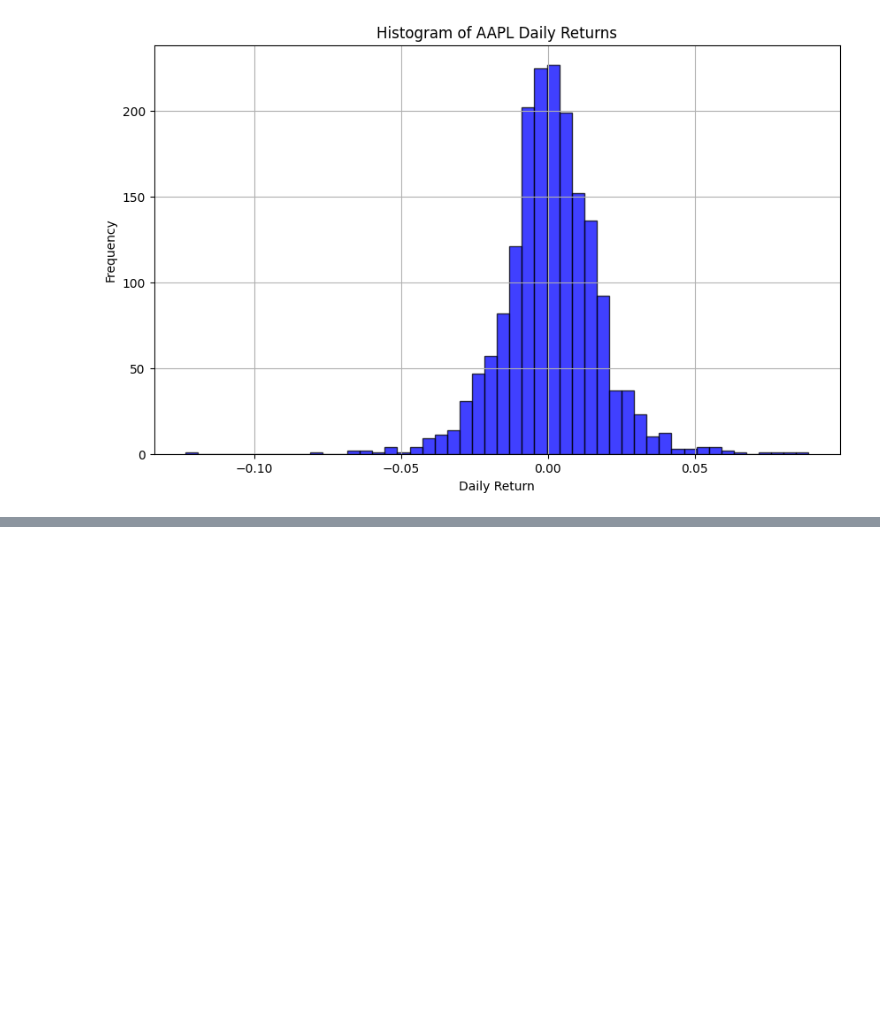
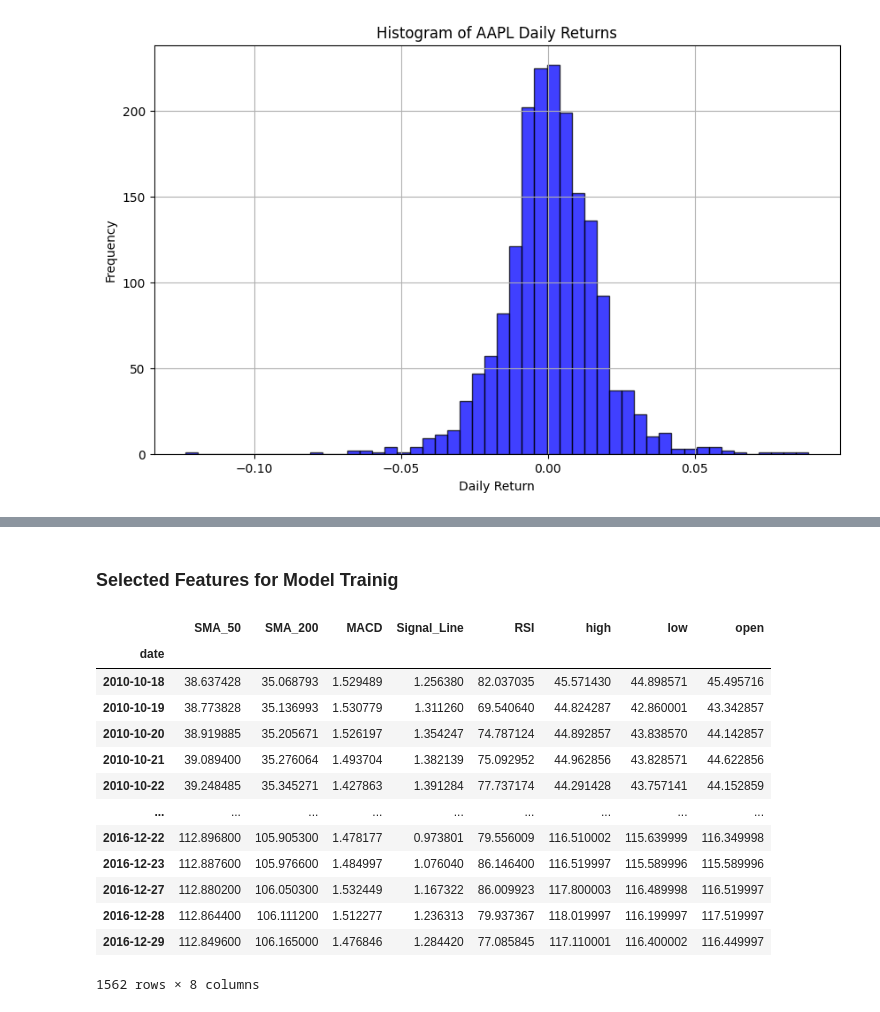
Before and after one commit to fatimakamal21/stock-price-predictions, a Jupyter notebook: stock_market_prediction.ipynb, the cells around one changed output, grey strips where cells are left out. Drawn from its saved outputs; the diff is of its cells as text; code cells hidden in the pictures; blank space fills up the shorter version.

```diff
--- a/stock_market_prediction.ipynb
+++ b/stock_market_prediction.ipynb
@@ -582,0 +665,27 @@ plt.show()
+# %% [markdown]
+### **Selected Features for Model Trainig**
+# %%
+# Define features and target variable
+features = [ 'SMA_50', 'SMA_200', 'MACD', 'Signal_Line', 'RSI','high','low','open']
+x = stock_data[features]
+y = stock_data['close'].shift(-1).dropna()
+
+# Align features with target variable
+x = x[:-1]
+# %%
+x
+# %% [output]
+|  | SMA_50 | SMA_200 | MACD | Signal_Line | RSI | high | low | open |
+| date |  |  |  |  |  |  |  |  |
+| 2010-10-18 | 38.637428 | 35.068793 | 1.529489 | 1.256380 | 82.037035 | 45.571430 | 44.898571 | 45.495716 |
+| 2010-10-19 | 38.773828 | 35.136993 | 1.530779 | 1.311260 | 69.540640 | 44.824287 | 42.860001 | 43.342857 |
+| 2010-10-20 | 38.919885 | 35.205671 | 1.526197 | 1.354247 | 74.787124 | 44.892857 | 43.838570 | 44.142857 |
+| 2010-10-21 | 39.089400 | 35.276064 | 1.493704 | 1.382139 | 75.092952 | 44.962856 | 43.828571 | 44.622856 |
+| 2010-10-22 | 39.248485 | 35.345271 | 1.427863 | 1.391284 | 77.737174 | 44.291428 | 43.757141 | 44.152859 |
+| ... | ... | ... | ... | ... | ... | ... | ... | ... |
+| 2016-12-22 | 112.896800 | 105.905300 | 1.478177 | 0.973801 | 79.556009 | 116.510002 | 115.639999 | 116.349998 |
+| 2016-12-23 | 112.887600 | 105.976600 | 1.484997 | 1.076040 | 86.146400 | 116.519997 | 115.589996 | 115.589996 |
+| 2016-12-27 | 112.880200 | 106.050300 | 1.532449 | 1.167322 | 86.009923 | 117.800003 | 116.489998 | 116.519997 |
+| 2016-12-28 | 112.864400 | 106.111200 | 1.512277 | 1.236313 | 79.937367 | 118.019997 | 116.199997 | 117.519997 |
+| 2016-12-29 | 112.849600 | 106.165000 | 1.476846 | 1.284420 | 77.085845 | 117.110001 | 116.400002 | 116.449997 |
+1562 rows × 8 columns
```
Also changed, not shown: parts of 22 cells of this notebook.
